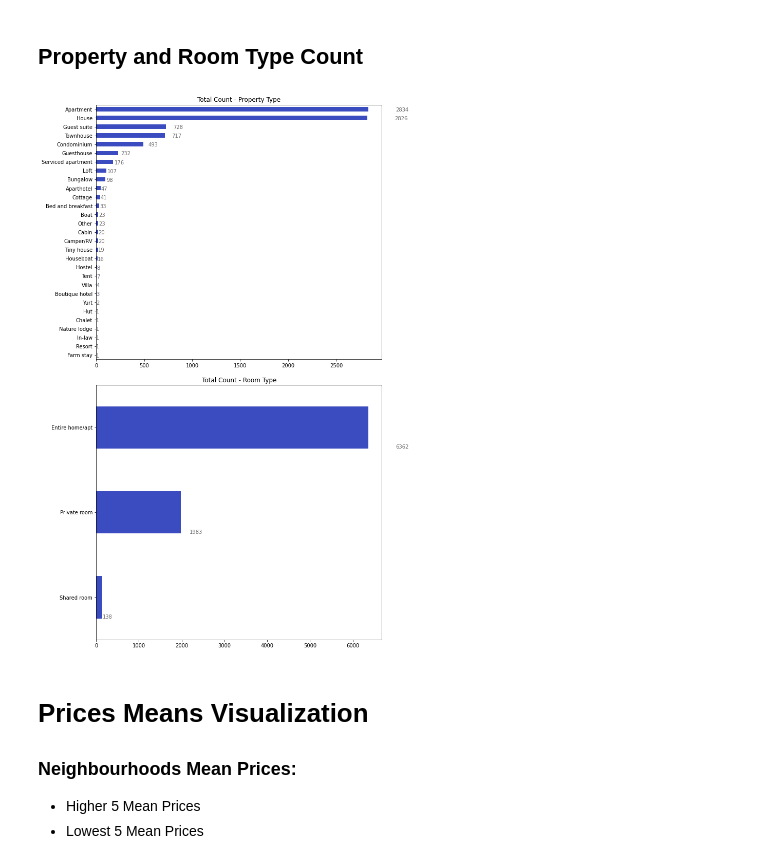
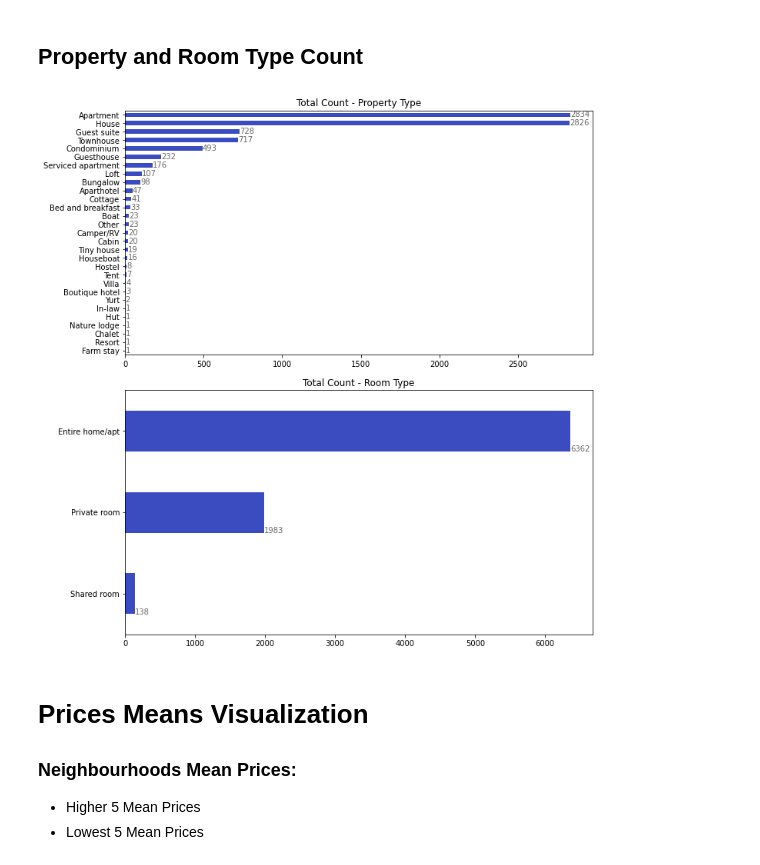
Before and after one commit to paulobueno90/AirBnB-Udacity-Project, a Jupyter notebook: seattle_airbnb.ipynb, the cells around one changed output. Saved outputs shown, nothing was run; the diff lists cells and outputs as text; code cells hidden in the pictures.

```diff
--- a/seattle_airbnb.ipynb
+++ b/seattle_airbnb.ipynb
@@ -241,35 +241,36 @@ listings.head()
 # %%
 listings_neighbourhood = listings.copy(deep=True)
 
 
 # Lets analyse the listing by different Property Type
 def plot_value (col,x=10,y=2, ax=None, title=None):
     if ax:
         listings_neighbourhood[col].value_counts().sort_values().plot(kind = 'barh' , figsize = (x,y), ax=ax, title=title, cmap='coolwarm');
         for i in ax.patches:
             # get_width pulls left or right; get_y pushes up or down
-            ax.text(i.get_width()*1.1, i.get_y(), \
+            ax.text(i.get_width()+1, i.get_y(), \
                     f"{int(i.get_width())}", fontsize=10, color='dimgrey')
     else:
         listings_neighbourhood[col].value_counts().sort_values().plot(kind = 'barh' , figsize = (x,y), cmap='coolwarm');
 
 def get_indexes_property_types(df, col): return df[col].value_counts().sort_values()[-10:].index.to_list()
 
 
 
 
 # Set up the figure
 fig = plt.figure(constrained_layout=True)
 
 spec2 = gridspec.GridSpec(ncols=1, nrows=2, figure=fig)
 ax1 = fig.add_subplot(spec2[0, 0])
 ax2 = fig.add_subplot(spec2[1, 0])
 
 
+
 plot_value ('room_type', y=3,ax=ax2, title="Total Count - Room Type")
-plot_value ('property_type', y=15, ax=ax1, title="Total Count - Property Type")
+plot_value ('property_type', y=10, ax=ax1, title="Total Count - Property Type")
 # %% [output]
-[figure, old version]
+[figure, new version]
 # %%
 # Selecting the ten most frequent property types
 property_type_list = get_indexes_property_types(listings_neighbourhood, 'property_type')
```
Also changed, not shown: parts of 3 cells of this notebook.
